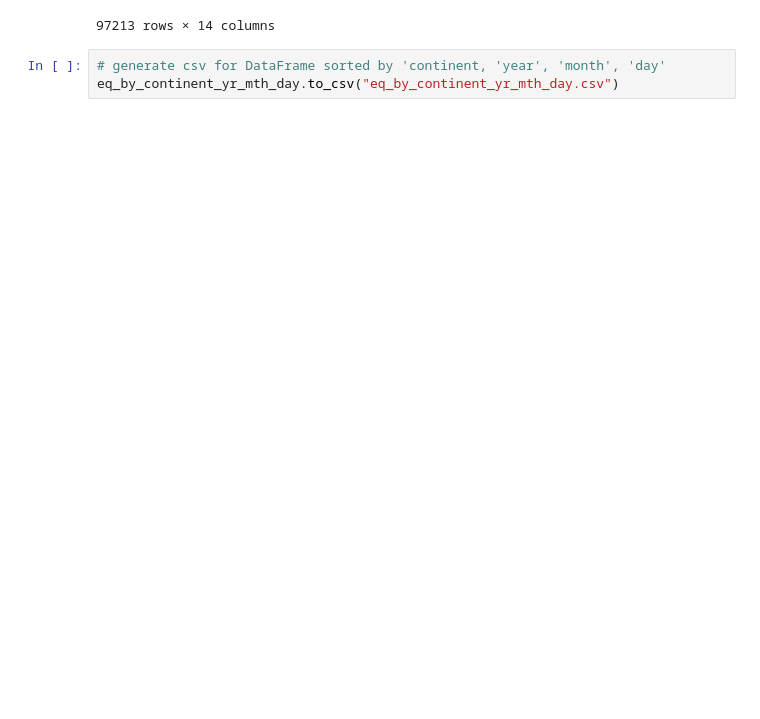
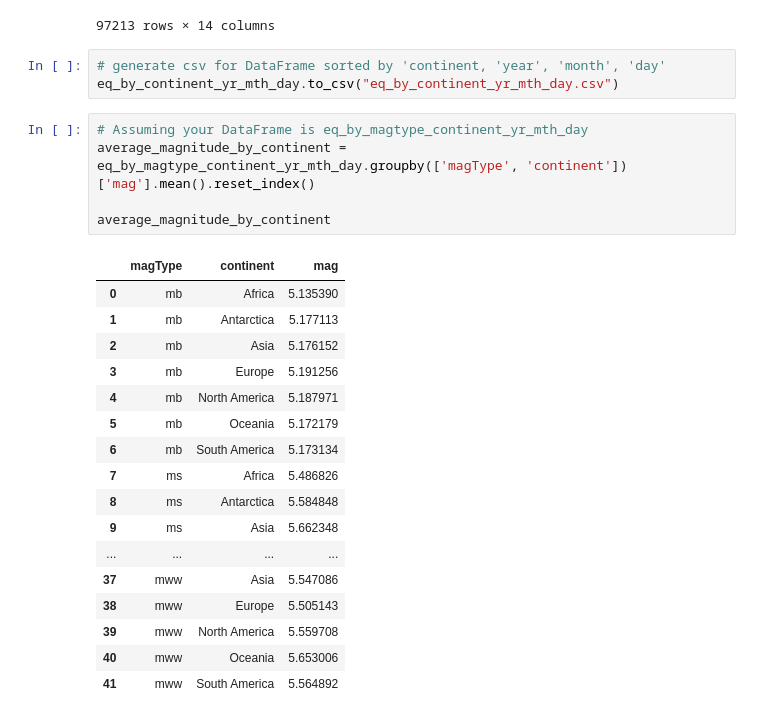
Before and after one commit to jameslaurence82/Project, a Jupyter notebook: earthquake.ipynb, the cells around one changed output. Drawn from its saved outputs; the diff is of its cells as text; blank space fills up the shorter version.

```diff
--- a/earthquake.ipynb
+++ b/earthquake.ipynb
@@ -1324,3 +1325,26 @@ eq_by_continent_yr_mth_day
 # %%
 # generate csv for DataFrame sorted by 'continent, 'year', 'month', 'day'
 eq_by_continent_yr_mth_day.to_csv("eq_by_continent_yr_mth_day.csv")
+# %%
+# Assuming your DataFrame is eq_by_magtype_continent_yr_mth_day
+average_magnitude_by_continent = eq_by_magtype_continent_yr_mth_day.groupby(['magType', 'continent'])['mag'].mean().reset_index()
+
+average_magnitude_by_continent
+# %% [output]
+|  | magType | continent | mag |
+| 0 | mb | Africa | 5.135390 |
+| 1 | mb | Antarctica | 5.177113 |
+| 2 | mb | Asia | 5.176152 |
+| 3 | mb | Europe | 5.191256 |
+| 4 | mb | North America | 5.187971 |
+| 5 | mb | Oceania | 5.172179 |
+| 6 | mb | South America | 5.173134 |
+| 7 | ms | Africa | 5.486826 |
+| 8 | ms | Antarctica | 5.584848 |
+| 9 | ms | Asia | 5.662348 |
+| ... | ... | ... | ... |
+| 37 | mww | Asia | 5.547086 |
+| 38 | mww | Europe | 5.505143 |
+| 39 | mww | North America | 5.559708 |
+| 40 | mww | Oceania | 5.653006 |
+| 41 | mww | South America | 5.564892 |
```
Also changed, not shown: parts of 8 cells of this notebook, 1 other file.
